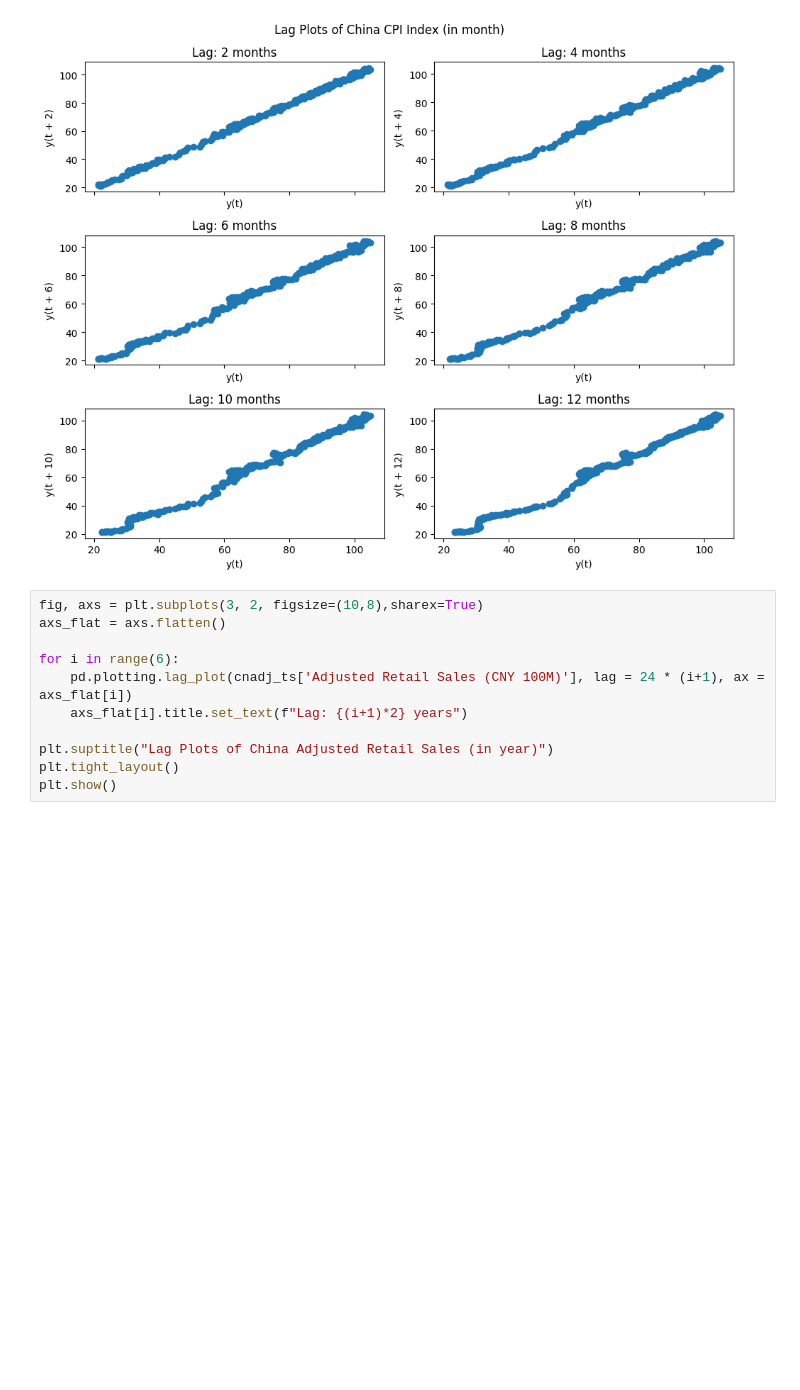
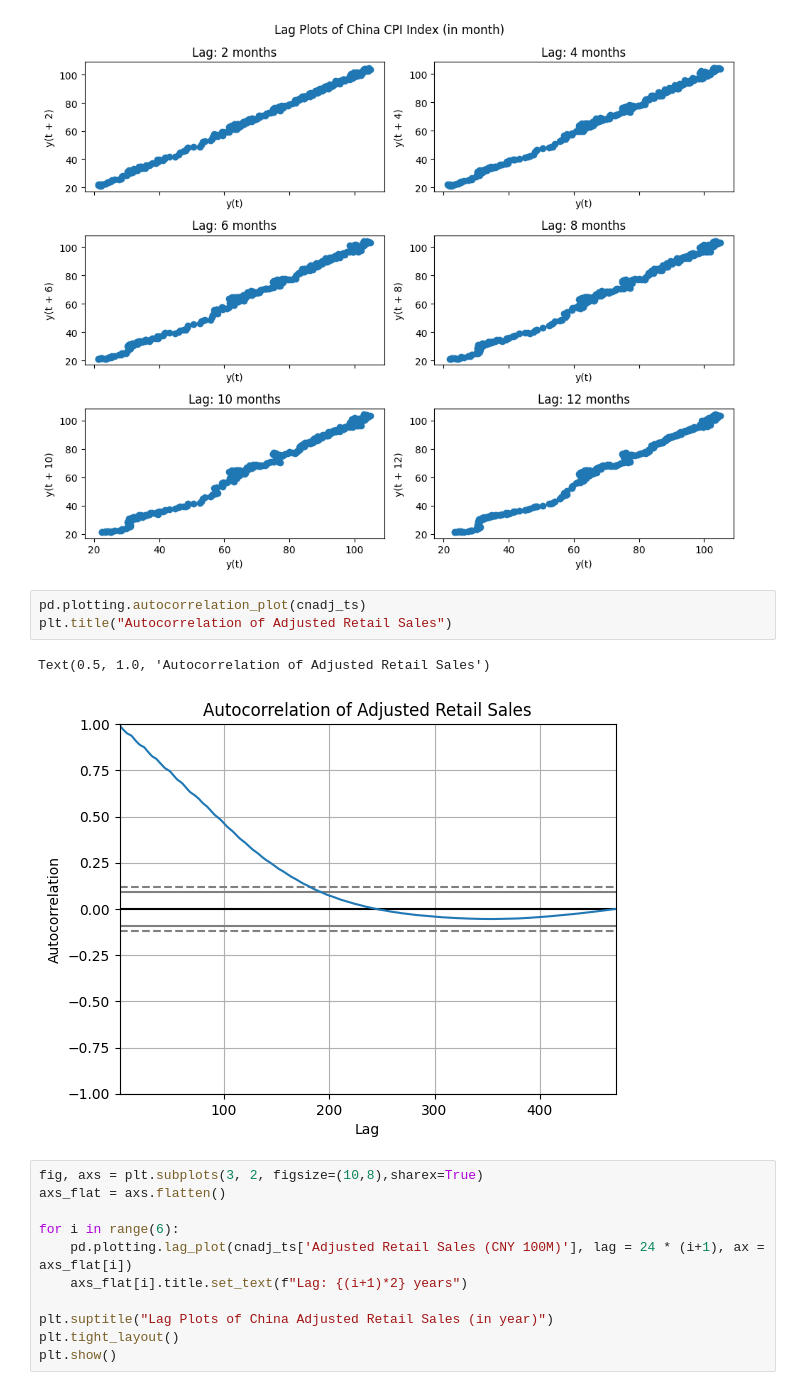
Before and after one commit to FlyingCuteCats/Freetime-Projects, a Jupyter notebook: China Retail Sales/Process.ipynb, the cells around one changed output. Drawn from its saved outputs; the diff is of its cells as text; blank space fills up the shorter version.

```diff
--- a/China Retail Sales/Process.ipynb
+++ b/China Retail Sales/Process.ipynb
@@ -321,6 +327,12 @@ plt.tight_layout()
 plt.show()
 # %% [output]
 [figure]
+# %%
+pd.plotting.autocorrelation_plot(cnadj_ts)
+plt.title("Autocorrelation of Adjusted Retail Sales")
+# %% [output]
+Text(0.5, 1.0, 'Autocorrelation of Adjusted Retail Sales')
+[figure, added]
 # %%
 fig, axs = plt.subplots(3, 2, figsize=(10,8),sharex=True)
 axs_flat = axs.flatten()
```
Also changed, not shown: parts of 1 cell of this notebook.
